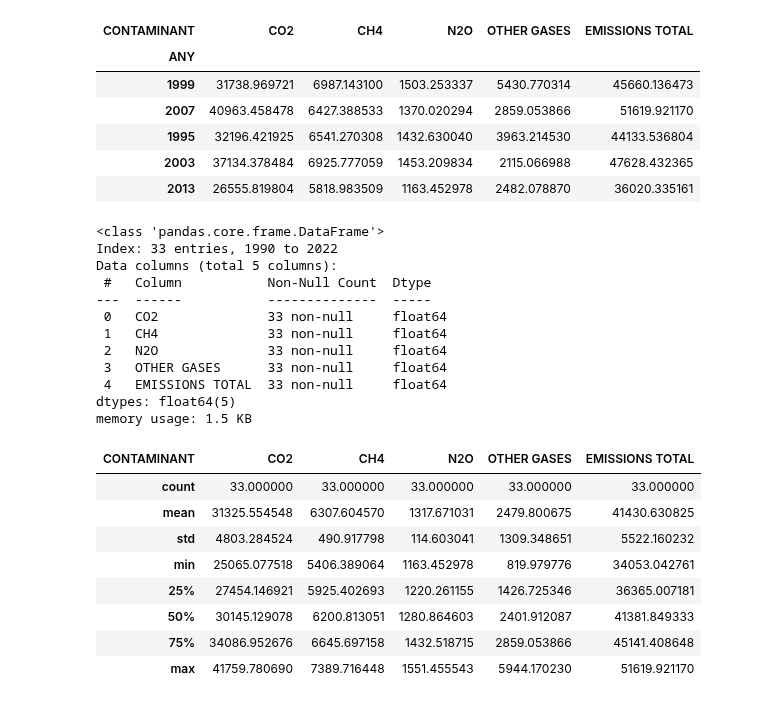
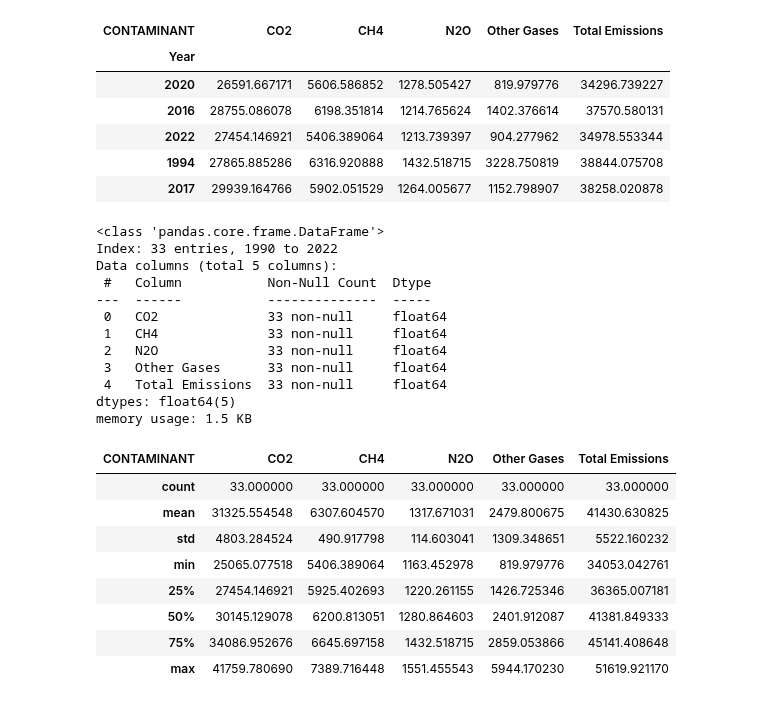
Before and after one commit to leocareer/DA_specialization, a Jupyter notebook: Sprint_10/S10_EDA.ipynb, the cells around one changed output. Saved outputs shown, nothing was run; the diff lists cells and outputs as text; code cells hidden in the pictures.

```diff
--- a/Sprint_10/S10_EDA.ipynb
+++ b/Sprint_10/S10_EDA.ipynb
@@ -37,19 +40,20 @@ memory usage: 2.7+ MB
 # %%
 df_emissions = df_emissions_raw.groupby(['ANY', 'CONTAMINANT'])['CO2EQ'].sum().unstack()
 
-df_emissions['OTHER GASES'] = df_emissions.drop(columns=['CO2', 'CH4', 'N2O'], errors='ignore').sum(axis=1)
-df_emissions['EMISSIONS TOTAL'] = df_emissions[['CO2', 'CH4', 'N2O', 'OTHER GASES']].sum(axis=1)
-df_emissions = df_emissions[['CO2', 'CH4', 'N2O', 'OTHER GASES', 'EMISSIONS TOTAL']]
+df_emissions['Other Gases'] = df_emissions.drop(columns=['CO2', 'CH4', 'N2O'], errors='raise').sum(axis=1)
+df_emissions['Total Emissions'] = df_emissions[['CO2', 'CH4', 'N2O', 'Other Gases']].sum(axis=1)
+df_emissions = df_emissions[['CO2', 'CH4', 'N2O', 'Other Gases', 'Total Emissions']]
+df_emissions.index.name = 'Year'
 
 df_emissions.sample(5)
 # %% [output]
-| CONTAMINANT | CO2 | CH4 | N2O | OTHER GASES | EMISSIONS TOTAL |
-| ANY |  |  |  |  |  |
-| 1999 | 31738.969721 | 6987.143100 | 1503.253337 | 5430.770314 | 45660.136473 |
-| 2007 | 40963.458478 | 6427.388533 | 1370.020294 | 2859.053866 | 51619.921170 |
-| 1995 | 32196.421925 | 6541.270308 | 1432.630040 | 3963.214530 | 44133.536804 |
-| 2003 | 37134.378484 | 6925.777059 | 1453.209834 | 2115.066988 | 47628.432365 |
-| 2013 | 26555.819804 | 5818.983509 | 1163.452978 | 2482.078870 | 36020.335161 |
+| CONTAMINANT | CO2 | CH4 | N2O | Other Gases | Total Emissions |
+| Year |  |  |  |  |  |
+| 2020 | 26591.667171 | 5606.586852 | 1278.505427 | 819.979776 | 34296.739227 |
+| 2016 | 28755.086078 | 6198.351814 | 1214.765624 | 1402.376614 | 37570.580131 |
+| 2022 | 27454.146921 | 5406.389064 | 1213.739397 | 904.277962 | 34978.553344 |
+| 1994 | 27865.885286 | 6316.920888 | 1432.518715 | 3228.750819 | 38844.075708 |
+| 2017 | 29939.164766 | 5902.051529 | 1264.005677 | 1152.798907 | 38258.020878 |
 # %%
 df_emissions.info()
 # %% [output]
@@ -61,14 +65,14 @@ Data columns (total 5 columns):
  0   CO2              33 non-null     float64
  1   CH4              33 non-null     float64
  2   N2O              33 non-null     float64
- 3   OTHER GASES      33 non-null     float64
- 4   EMISSIONS TOTAL  33 non-null     float64
+ 3   Other Gases      33 non-null     float64
+ 4   Total Emissions  33 non-null     float64
 dtypes: float64(5)
 memory usage: 1.5 KB
 # %%
 df_emissions.describe()
 # %% [output]
-| CONTAMINANT | CO2 | CH4 | N2O | OTHER GASES | EMISSIONS TOTAL |
+| CONTAMINANT | CO2 | CH4 | N2O | Other Gases | Total Emissions |
 | count | 33.000000 | 33.000000 | 33.000000 | 33.000000 | 33.000000 |
 | mean | 31325.554548 | 6307.604570 | 1317.671031 | 2479.800675 | 41430.630825 |
 | std | 4803.284524 | 490.917798 | 114.603041 | 1309.348651 | 5522.160232 |
```
Also changed, not shown: parts of 22 cells of this notebook.
